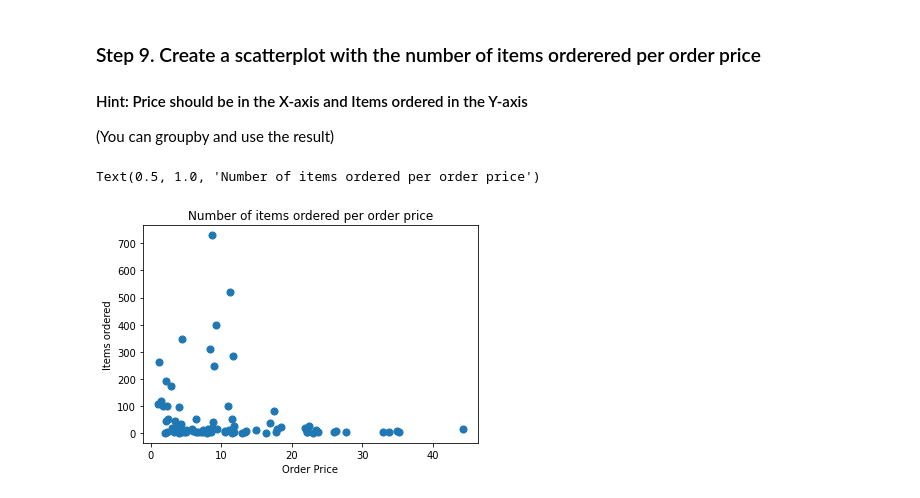
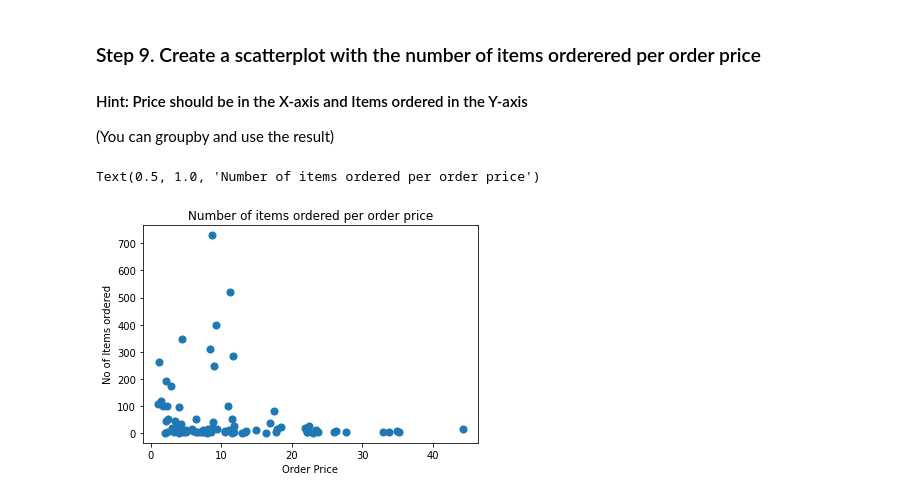
Before and after one commit to JAWAHAR-SHREE-RAM/INF502, a Jupyter notebook: hw4.ipynb, the cells around one changed output. Drawn from its saved outputs; the diff is of its cells as text; code cells hidden in the pictures.

```diff
--- a/hw4.ipynb
+++ b/hw4.ipynb
@@ -294,11 +294,11 @@ chipo['item_name'].value_counts().nlargest(5).plot.bar()
 # %%
 #write your code here
 chipo = chipo.sort_values(by='item_price')
 grouped = chipo.groupby('item_price').sum()
 plot.scatter(x = grouped.index, y = grouped.quantity, s=50)
 plot.xlabel('Order Price')
-plot.ylabel('Items ordered')
+plot.ylabel('No of Items ordered')
 plot.title('Number of items ordered per order price')
 # %% [output]
 Text(0.5, 1.0, 'Number of items ordered per order price')
-[figure, old version]
+[figure, new version]
```
